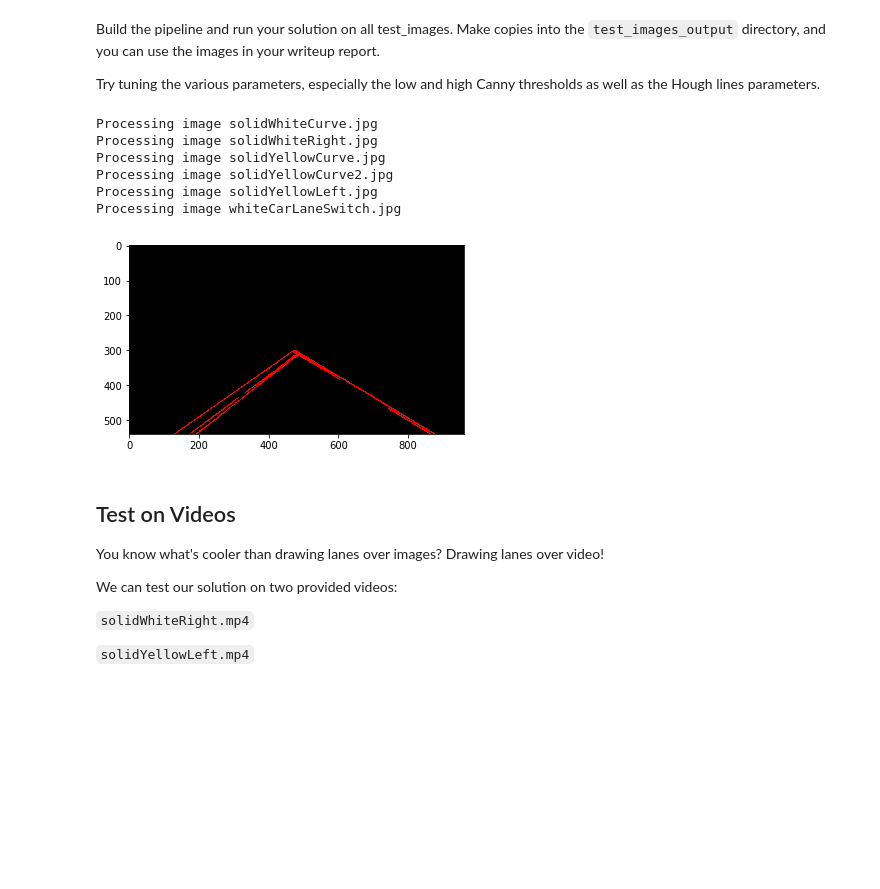
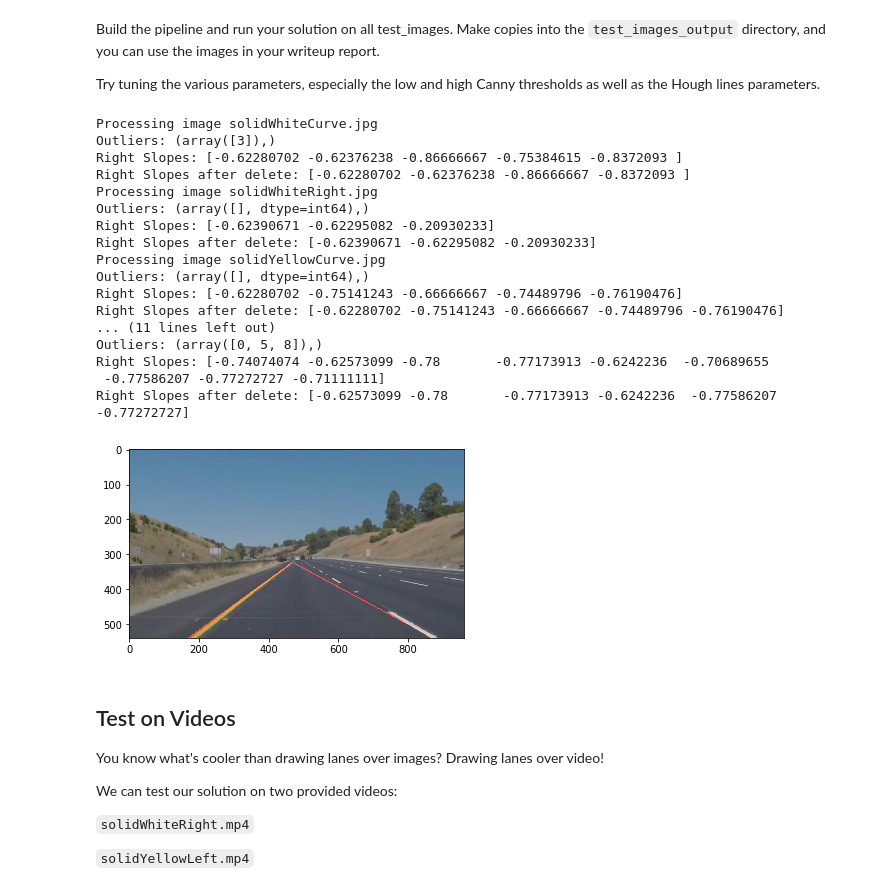
Before and after one commit to mccorby/Course-SDC, a Jupyter notebook: Term1/CarND-LaneLines-P1/P1.ipynb, the cells around one changed output. Saved outputs shown, nothing was run; the diff lists cells and outputs as text; code cells hidden in the pictures; blank space fills up the shorter version.

Commit message:
WIP Removing outliers

```diff
--- a/Term1/CarND-LaneLines-P1/P1.ipynb
+++ b/Term1/CarND-LaneLines-P1/P1.ipynb
@@ -213,7 +265,7 @@ def pipeline(img):
     # We can later see if a isosceles trapezium fits better
 
     # TODO Vertices related to img_shape values
-    vertices = np.array([[475, 300], [130, 540], [875, 540]], dtype=np.int32)
+    vertices = np.array([[475, 325], [130, 540], [875, 540]], dtype=np.int32)
     # Note: fillPoly requires a list of points as an input
     result = region_of_interest(gray_img, [vertices])
 
@@ -222,37 +274,50 @@ def pipeline(img):
     result = gaussian_blur(result, gaussian_kernel_size)
 
     # 4. Apply Canny Edge Detector
     canny_low_threshold = 50
     canny_high_threshold = 150
     result = canny(result, canny_low_threshold, canny_high_threshold)
 
     # 5. Apply Hough Transform
     rho = 2
     theta = np.pi/180 # angular resolution in radians of the Hough grid. 1 degree
     threshold = 15 # 15 points in image space need to be associated with each line segment
     min_line_length = 40 # In pixels
     max_line_gap = 20 # In pixels
     result = hough_lines(result, rho, theta, threshold, min_line_length, max_line_gap)
 
     return result
 
 images_dir = "test_images"
 images_output_dir = 'test_images_output'
 images = os.listdir(images_dir)
 for image_file in images:
     print('{} {}'.format('Processing image', image_file))
     image = mpimg.imread(os.path.join(images_dir, image_file))
     result = pipeline(image)
+    # TODO Save as cv2.cvtColor(img, BGR2RGB)?
     cv2.imwrite(os.path.join(images_output_dir, image_file), result)
+    result = weighted_img(result, image, α=0.8, β=1., λ=0.)
     plt.imshow(result)
 # %% [output]
 Processing image solidWhiteCurve.jpg
+Outliers: (array([3]),)
+Right Slopes: [-0.62280702 -0.62376238 -0.86666667 -0.75384615 -0.8372093 ]
+Right Slopes after delete: [-0.62280702 -0.62376238 -0.86666667 -0.8372093 ]
 Processing image solidWhiteRight.jpg
+Outliers: (array([], dtype=int64),)
+Right Slopes: [-0.62390671 -0.62295082 -0.20930233]
+Right Slopes after delete: [-0.62390671 -0.62295082 -0.20930233]
 Processing image solidYellowCurve.jpg
-Processing image solidYellowCurve2.jpg
-Processing image solidYellowLeft.jpg
-Processing image whiteCarLaneSwitch.jpg
+Outliers: (array([], dtype=int64),)
+Right Slopes: [-0.62280702 -0.75141243 -0.66666667 -0.74489796 -0.76190476]
+Right Slopes after delete: [-0.62280702 -0.75141243 -0.66666667 -0.74489796 -0.76190476]
+... (11 lines left out)
+Outliers: (array([0, 5, 8]),)
+Right Slopes: [-0.74074074 -0.62573099 -0.78       -0.77173913 -0.6242236  -0.70689655
+ -0.77586207 -0.77272727 -0.71111111]
+Right Slopes after delete: [-0.62573099 -0.78       -0.77173913 -0.6242236  -0.77586207 -0.77272727]
-[figure, old version]
+[figure, new version]
 # %% [markdown]
 ## Test on Videos
 
```
Also changed, not shown: parts of 4 cells of this notebook.
